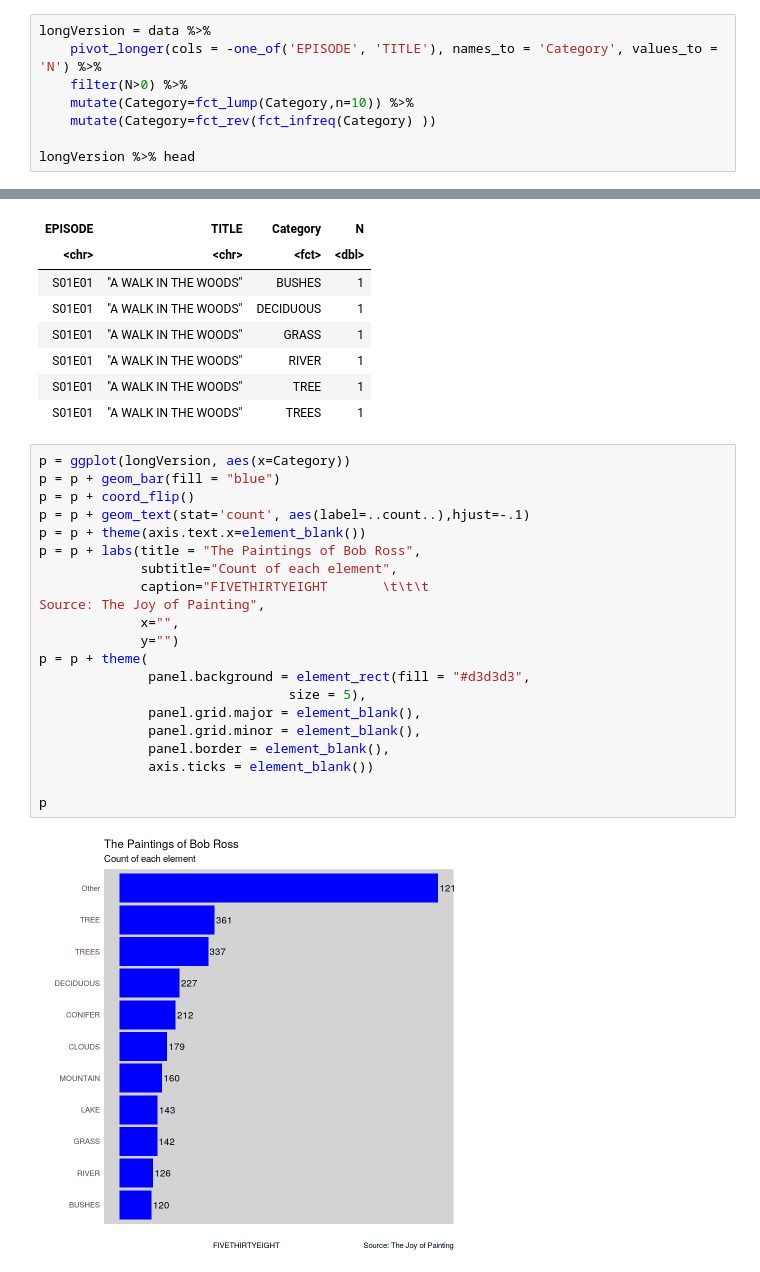
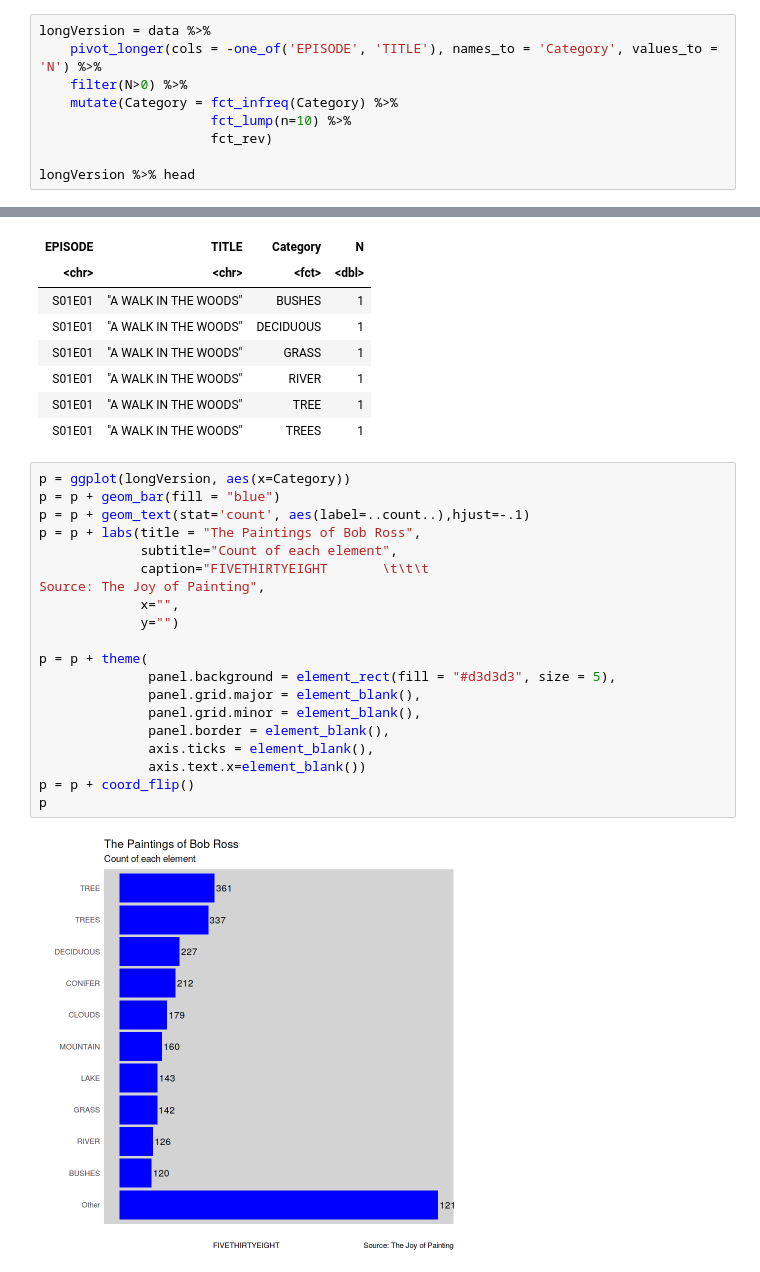
Before and after one commit to changon/BIOS512, a Jupyter notebook: assns/03_BIOS512_assignment.ipynb, the cells around one changed output, grey strips where cells are left out. Saved outputs shown, nothing was run; the diff lists cells and outputs as text.

```diff
--- a/assns/03_BIOS512_assignment.ipynb
+++ b/assns/03_BIOS512_assignment.ipynb
@@ -52,8 +41,9 @@ A tibble: 6 × 69
 longVersion = data %>%
     pivot_longer(cols = -one_of('EPISODE', 'TITLE'), names_to = 'Category', values_to = 'N') %>%
     filter(N>0) %>%
-    mutate(Category=fct_lump(Category,n=10)) %>%
-    mutate(Category=fct_rev(fct_infreq(Category) ))
+    mutate(Category = fct_infreq(Category) %>%
+                      fct_lump(n=10) %>%
+                      fct_rev)
 
 longVersion %>% head
 # %% [output]
@@ -69,22 +59,21 @@ A tibble: 6 × 4
 # %%
 p = ggplot(longVersion, aes(x=Category))
 p = p + geom_bar(fill = "blue")
-p = p + coord_flip()
 p = p + geom_text(stat='count', aes(label=..count..),hjust=-.1)
-p = p + theme(axis.text.x=element_blank())
 p = p + labs(title = "The Paintings of Bob Ross",
              subtitle="Count of each element",
              caption="FIVETHIRTYEIGHT       \t\t\t                                Source: The Joy of Painting",
              x="",
              y="")
+
 p = p + theme(
-              panel.background = element_rect(fill = "#d3d3d3",
-                                size = 5),
+              panel.background = element_rect(fill = "#d3d3d3", size = 5),
               panel.grid.major = element_blank(),
               panel.grid.minor = element_blank(),
               panel.border = element_blank(),
-              axis.ticks = element_blank())
-
+              axis.ticks = element_blank(),
+              axis.text.x=element_blank())
+p = p + coord_flip()
 p
 # %% [output]
-[figure, old version]
+[figure, new version]
```
Also changed, not shown: parts of 2 cells of this notebook.
